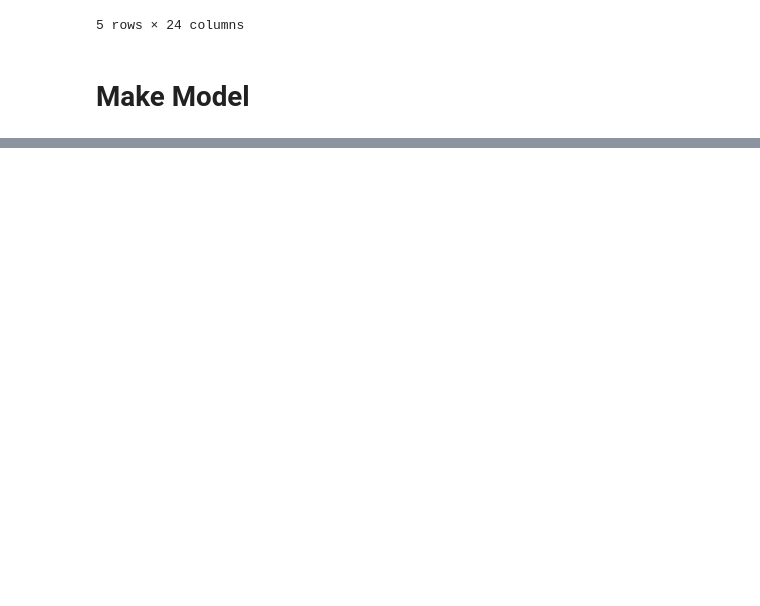
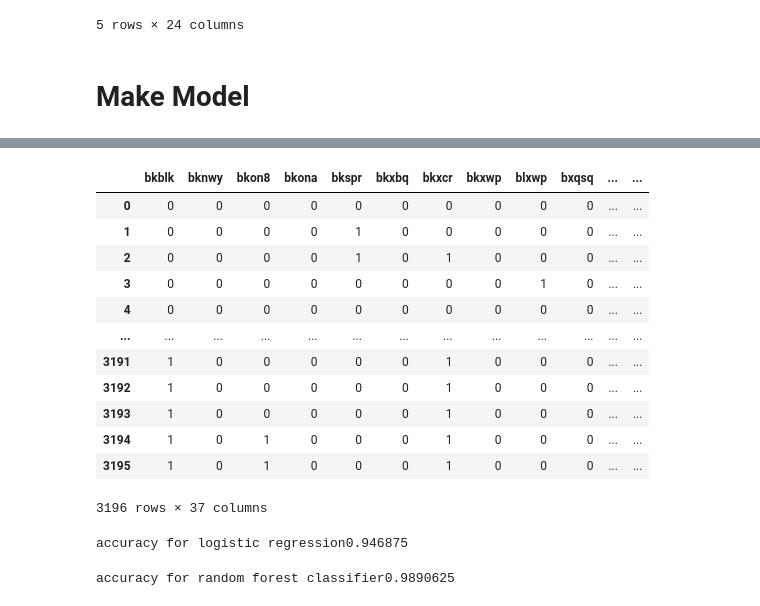
Before and after one commit to pratibha-gupta/Chess_Endgame, a Jupyter notebook: CHESS.ipynb, the cells around one changed output, grey strips where cells are left out. Drawn from its saved outputs; the diff is of its cells as text; code cells hidden in the pictures; blank space fills up the shorter version.

```diff
--- a/CHESS.ipynb
+++ b/CHESS.ipynb
@@ -163,0 +259,3 @@ from sklearn.linear_model import LinearRegression
+# %%
+for i in krkp.columns:
+    print("unique values for "+ str(i)+ " "  + str(krkp[i].nunique()) )
@@ -163,0 +280,20 @@ from sklearn.linear_model import LinearRegression
+# %%
+for i in krkp.columns:
+    le.fit(krkp[i])
+    krkp[i] = le.transform(krkp[i])
+# %%
+krkp
+# %% [output]
+|  | bkblk | bknwy | bkon8 | bkona | bkspr | bkxbq | bkxcr | bkxwp | blxwp | bxqsq | ... | ... |
+| 0 | 0 | 0 | 0 | 0 | 0 | 0 | 0 | 0 | 0 | 0 | ... | ... |
+| 1 | 0 | 0 | 0 | 0 | 1 | 0 | 0 | 0 | 0 | 0 | ... | ... |
+| 2 | 0 | 0 | 0 | 0 | 1 | 0 | 1 | 0 | 0 | 0 | ... | ... |
+| 3 | 0 | 0 | 0 | 0 | 0 | 0 | 0 | 0 | 1 | 0 | ... | ... |
+| 4 | 0 | 0 | 0 | 0 | 0 | 0 | 0 | 0 | 0 | 0 | ... | ... |
+| ... | ... | ... | ... | ... | ... | ... | ... | ... | ... | ... | ... | ... |
+| 3191 | 1 | 0 | 0 | 0 | 0 | 0 | 1 | 0 | 0 | 0 | ... | ... |
+| 3192 | 1 | 0 | 0 | 0 | 0 | 0 | 1 | 0 | 0 | 0 | ... | ... |
+| 3193 | 1 | 0 | 0 | 0 | 0 | 0 | 1 | 0 | 0 | 0 | ... | ... |
+| 3194 | 1 | 0 | 1 | 0 | 0 | 0 | 1 | 0 | 0 | 0 | ... | ... |
+| 3195 | 1 | 0 | 1 | 0 | 0 | 0 | 1 | 0 | 0 | 0 | ... | ... |
+3196 rows × 37 columns
@@ -163,0 +305,10 @@ from sklearn.linear_model import LinearRegression
+# %%
+lr.fit(x_train,y_train)
+print("accuracy for logistic regression" + str(accuracy_score(y_test,lr.predict(x_test))))
+# %% [output]
+accuracy for logistic regression0.946875
+# %%
+rfc.fit(x_train,y_train)
+print("accuracy for random forest classifier" + str(accuracy_score(y_test,rfc.predict(x_test))))
+# %% [output]
+accuracy for random forest classifier0.9890625
```
Also changed, not shown: parts of 21 cells of this notebook.
